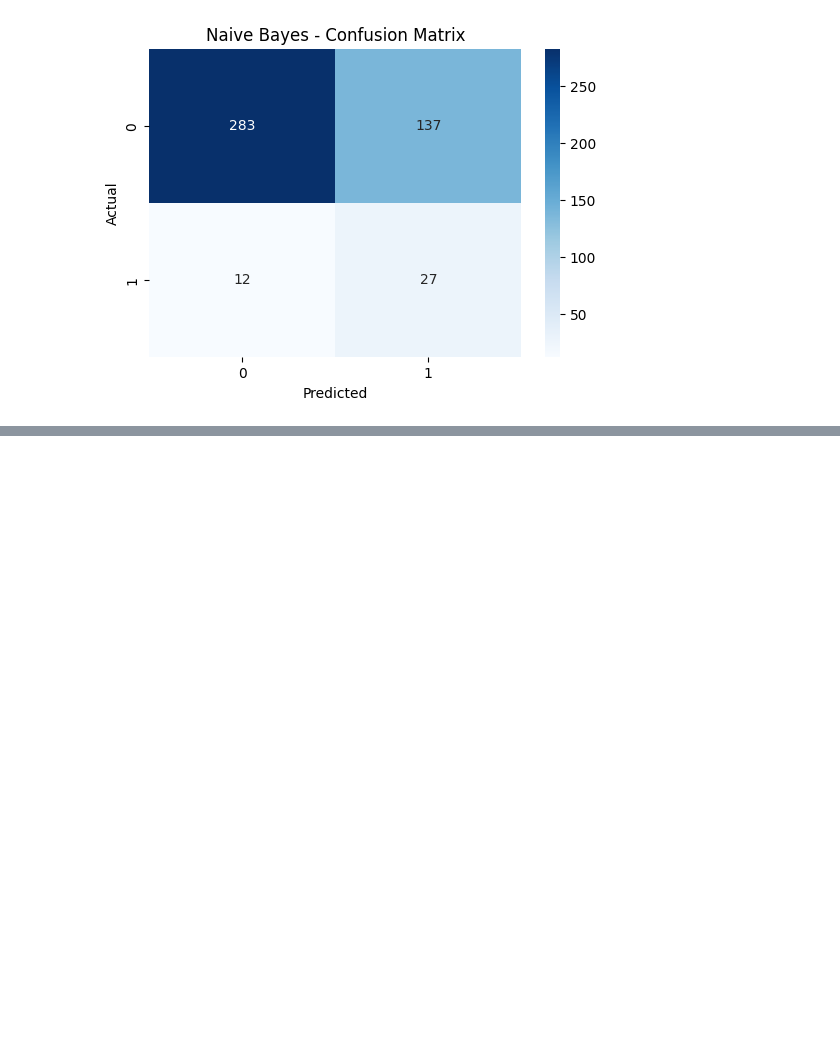
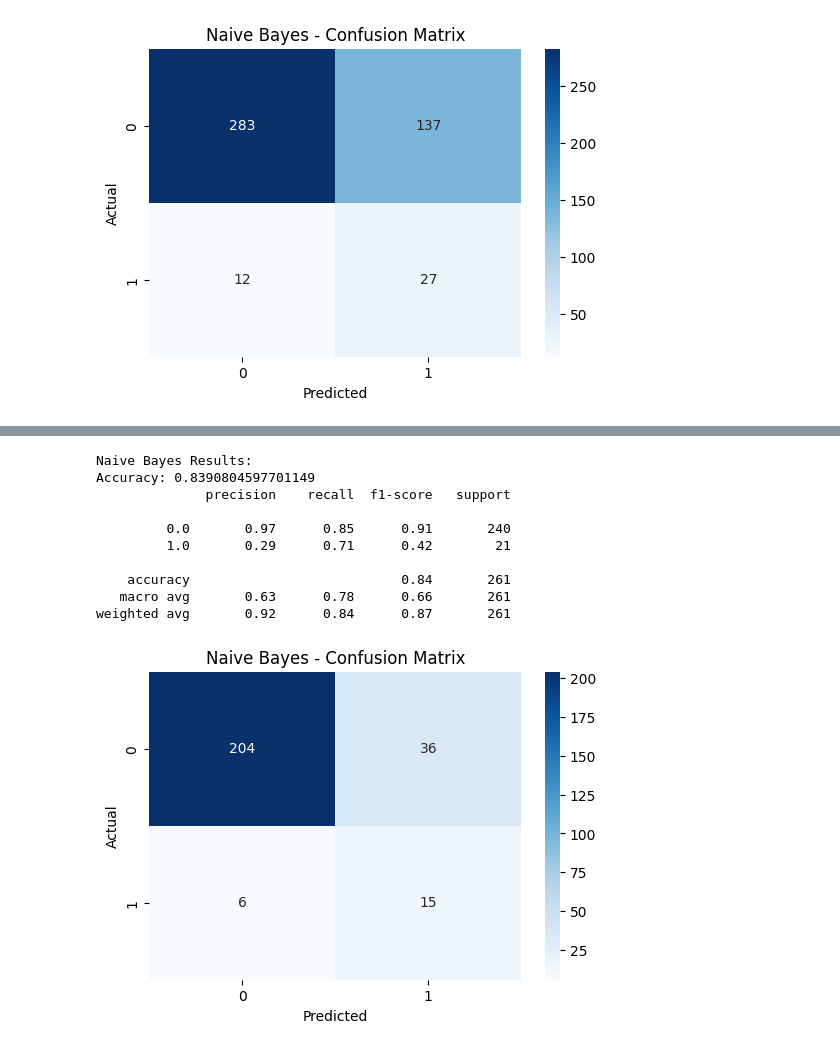
Before and after one commit to INFO-523-SU25/final-project-cortopassi-harville-pelley, a Jupyter notebook: notebooks/hall_of_fame.ipynb, the cells around one changed output, grey strips where cells are left out. Drawn from its saved outputs; the diff is of its cells as text; code cells hidden in the pictures; blank space fills up the shorter version.

```diff
--- a/notebooks/hall_of_fame.ipynb
+++ b/notebooks/hall_of_fame.ipynb
@@ -1001,0 +1259,51 @@ weighted avg       0.94      0.93      0.94       459
+# %%
+
+
+# Features and target
+X = pitching_hof_elig_transformed.drop(columns=['inducted', 'hof_eligibility', 'playerID', 'nameFirst', 'nameLast'])
+y = pitching_hof_elig_transformed['inducted']
+
+# Train-test split
+X_train, X_test, y_train, y_test = train_test_split(X, y, test_size=0.2, random_state=42)
+
+scaler = StandardScaler()
+X_train_scaled = scaler.fit_transform(X_train)
+X_test_scaled = scaler.transform(X_test)
+
+# Initialize the model
+nb_model = GaussianNB()
+
+# Fit model
+nb_model.fit(X_train_scaled, y_train)
+
+# Predict
+y_pred = nb_model.predict(X_test_scaled)
+
+# Evaluate
+print("Naive Bayes Results:")
+print("Accuracy:", accuracy_score(y_test, y_pred))
+print(classification_report(y_test, y_pred))
+
+# Optional: Confusion matrix plot
+import seaborn as sns
+import matplotlib.pyplot as plt
+
+cm = confusion_matrix(y_test, y_pred)
+plt.figure(figsize=(6,4))
+sns.heatmap(cm, annot=True, fmt="d", cmap="Blues")
+plt.title("Naive Bayes - Confusion Matrix")
+plt.xlabel("Predicted")
+plt.ylabel("Actual")
+plt.show()
+# %% [output]
+Naive Bayes Results:
+Accuracy: 0.8390804597701149
+              precision    recall  f1-score   support
+
+         0.0       0.97      0.85      0.91       240
+         1.0       0.29      0.71      0.42        21
+
+    accuracy                           0.84       261
+   macro avg       0.63      0.78      0.66       261
+weighted avg       0.92      0.84      0.87       261
+[figure, added]
```
Also changed, not shown: parts of 9 cells of this notebook, 1 other file.
